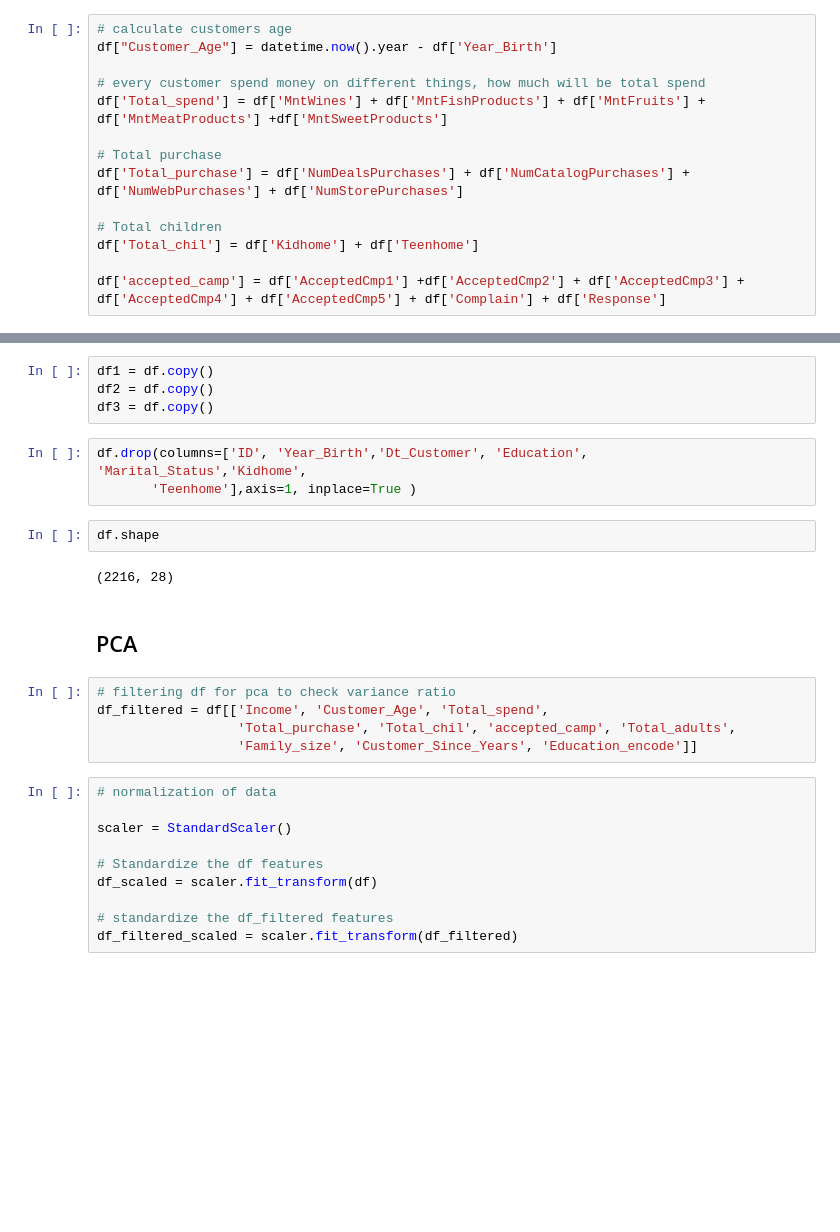
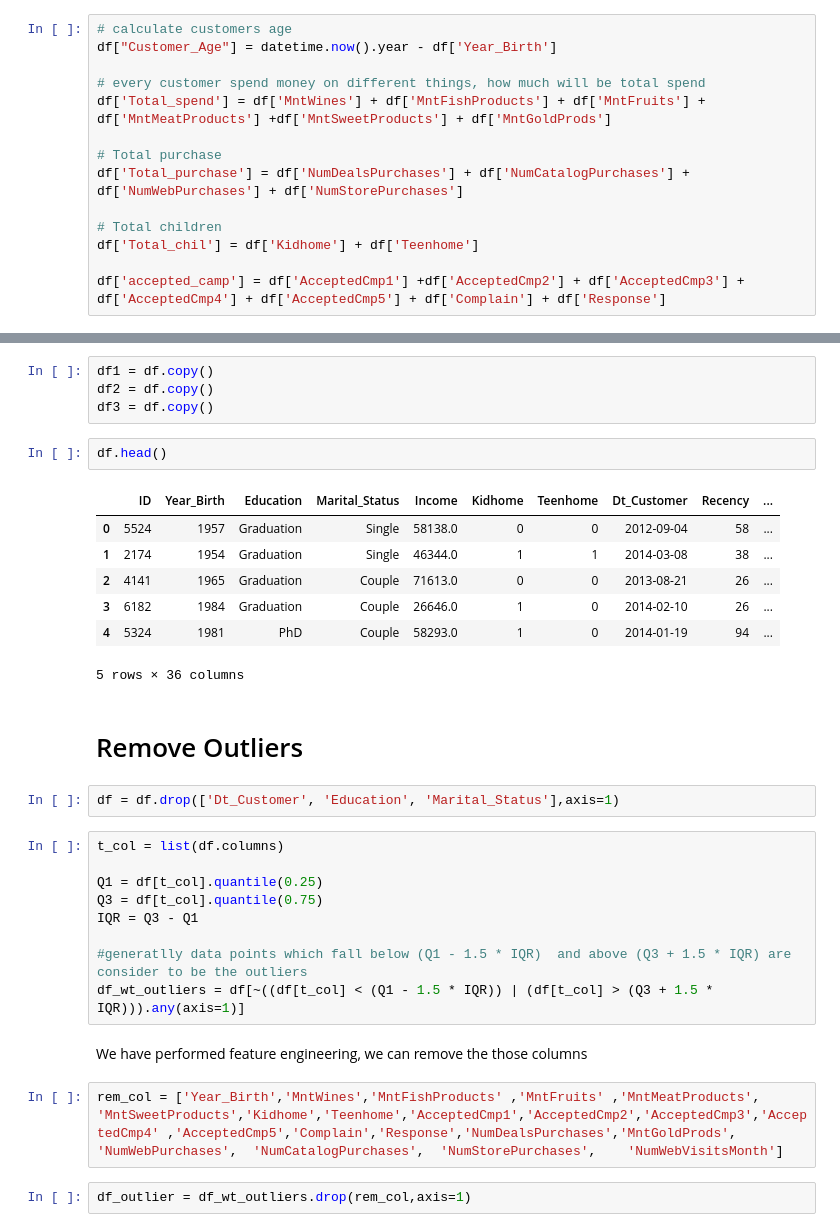
Before and after one commit to GVanave/customer-segmentation-and-predictive-analysis, a Jupyter notebook: model.ipynb, the cells around one changed output, grey strips where cells are left out. Cells and saved outputs as stored; diff of their text form; blank space fills up the shorter version.

```diff
--- a/model.ipynb
+++ b/model.ipynb
@@ -238,7 +269,7 @@ df['Education_encode'] = df['Education'].map(label_map)
 df["Customer_Age"] = datetime.now().year - df['Year_Birth']
 
 # every customer spend money on different things, how much will be total spend
-df['Total_spend'] = df['MntWines'] + df['MntFishProducts'] + df['MntFruits'] + df['MntMeatProducts'] +df['MntSweetProducts']
+df['Total_spend'] = df['MntWines'] + df['MntFishProducts'] + df['MntFruits'] + df['MntMeatProducts'] +df['MntSweetProducts'] + df['MntGoldProds']
 
 # Total purchase
 df['Total_purchase'] = df['NumDealsPurchases'] + df['NumCatalogPurchases'] + df['NumWebPurchases'] + df['NumStorePurchases']
@@ -259,27 +290,32 @@ df['Family_size'] = df['Total_adults'] + df['Total_chil']
 df1 = df.copy()
 df2 = df.copy()
 df3 = df.copy()
-# %%
-df.drop(columns=['ID', 'Year_Birth','Dt_Customer', 'Education', 'Marital_Status','Kidhome',
-       'Teenhome'],axis=1, inplace=True )
-# %%
-df.shape
-# %% [output]
-(2216, 28)
-# %% [markdown]
-## PCA
-# %%
-# filtering df for pca to check variance ratio
-df_filtered = df[['Income', 'Customer_Age', 'Total_spend',
-                  'Total_purchase', 'Total_chil', 'accepted_camp', 'Total_adults',
-                  'Family_size', 'Customer_Since_Years', 'Education_encode']]
-# %%
-# normalization of data
-
-scaler = StandardScaler()
-
-# Standardize the df features
-df_scaled = scaler.fit_transform(df)
-
-# standardize the df_filtered features
-df_filtered_scaled = scaler.fit_transform(df_filtered)
+# %%
+df.head()
+# %% [output]
+|  | ID | Year_Birth | Education | Marital_Status | Income | Kidhome | Teenhome | Dt_Customer | Recency | ... |
+| 0 | 5524 | 1957 | Graduation | Single | 58138.0 | 0 | 0 | 2012-09-04 | 58 | ... |
+| 1 | 2174 | 1954 | Graduation | Single | 46344.0 | 1 | 1 | 2014-03-08 | 38 | ... |
+| 2 | 4141 | 1965 | Graduation | Couple | 71613.0 | 0 | 0 | 2013-08-21 | 26 | ... |
+| 3 | 6182 | 1984 | Graduation | Couple | 26646.0 | 1 | 0 | 2014-02-10 | 26 | ... |
+| 4 | 5324 | 1981 | PhD | Couple | 58293.0 | 1 | 0 | 2014-01-19 | 94 | ... |
+5 rows × 36 columns
+# %% [markdown]
+# Remove Outliers
+# %%
+df = df.drop(['Dt_Customer', 'Education', 'Marital_Status'],axis=1)
+# %%
+t_col = list(df.columns)
+
+Q1 = df[t_col].quantile(0.25)
+Q3 = df[t_col].quantile(0.75)
+IQR = Q3 - Q1
+
+#generatlly data points which fall below (Q1 - 1.5 * IQR)  and above (Q3 + 1.5 * IQR) are consider to be the outliers
+df_wt_outliers = df[~((df[t_col] < (Q1 - 1.5 * IQR)) | (df[t_col] > (Q3 + 1.5 * IQR))).any(axis=1)]
+# %% [markdown]
+We have performed feature engineering, we can remove the those columns
+# %%
+rem_col = ['Year_Birth','MntWines','MntFishProducts' ,'MntFruits' ,'MntMeatProducts', 'MntSweetProducts','Kidhome','Teenhome','AcceptedCmp1','AcceptedCmp2','AcceptedCmp3','AcceptedCmp4' ,'AcceptedCmp5','Complain','Response','NumDealsPurchases','MntGoldProds',	'NumWebPurchases',	'NumCatalogPurchases',	'NumStorePurchases',	'NumWebVisitsMonth']
+# %%
+df_outlier = df_wt_outliers.drop(rem_col,axis=1)
```
Also changed, not shown: parts of 61 cells of this notebook.
